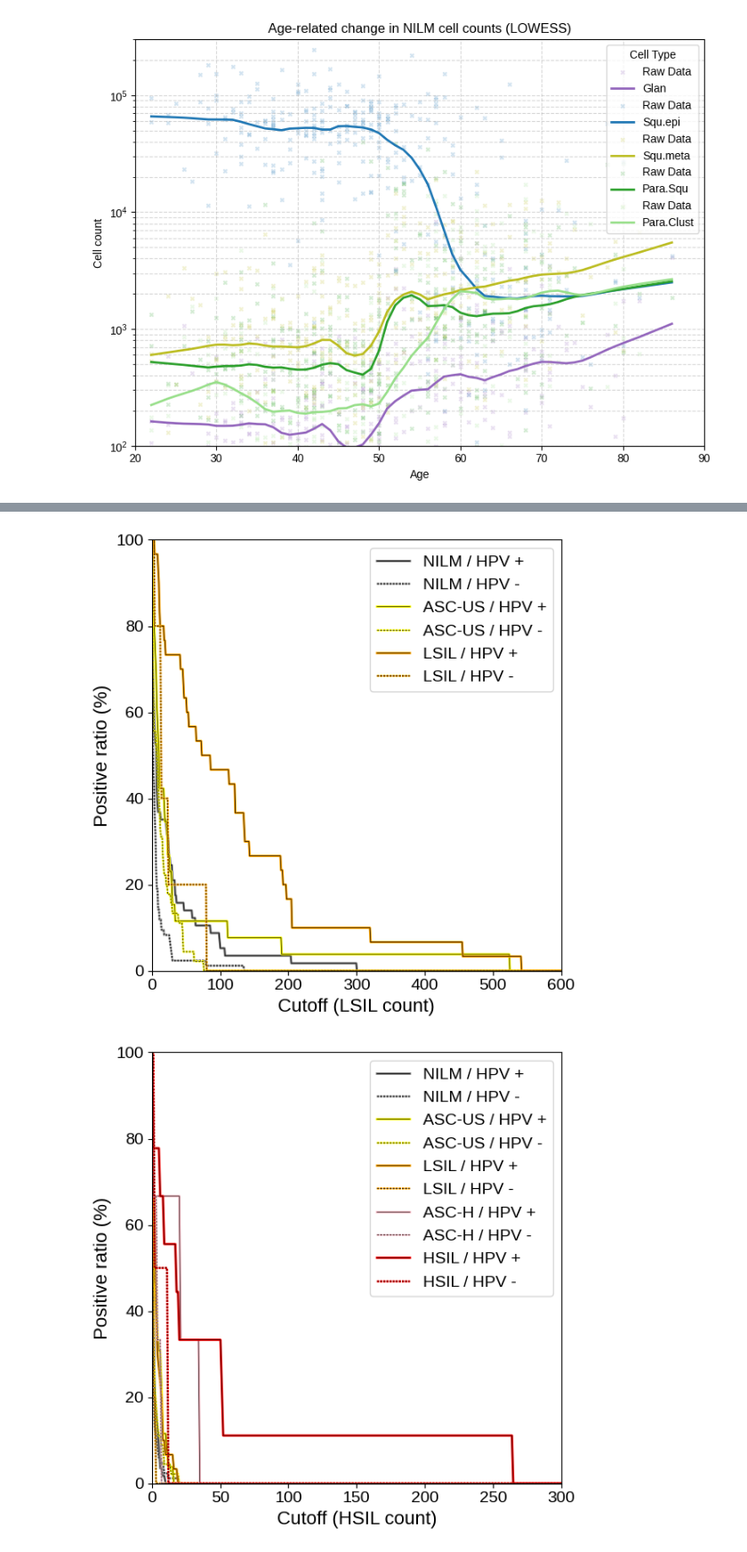
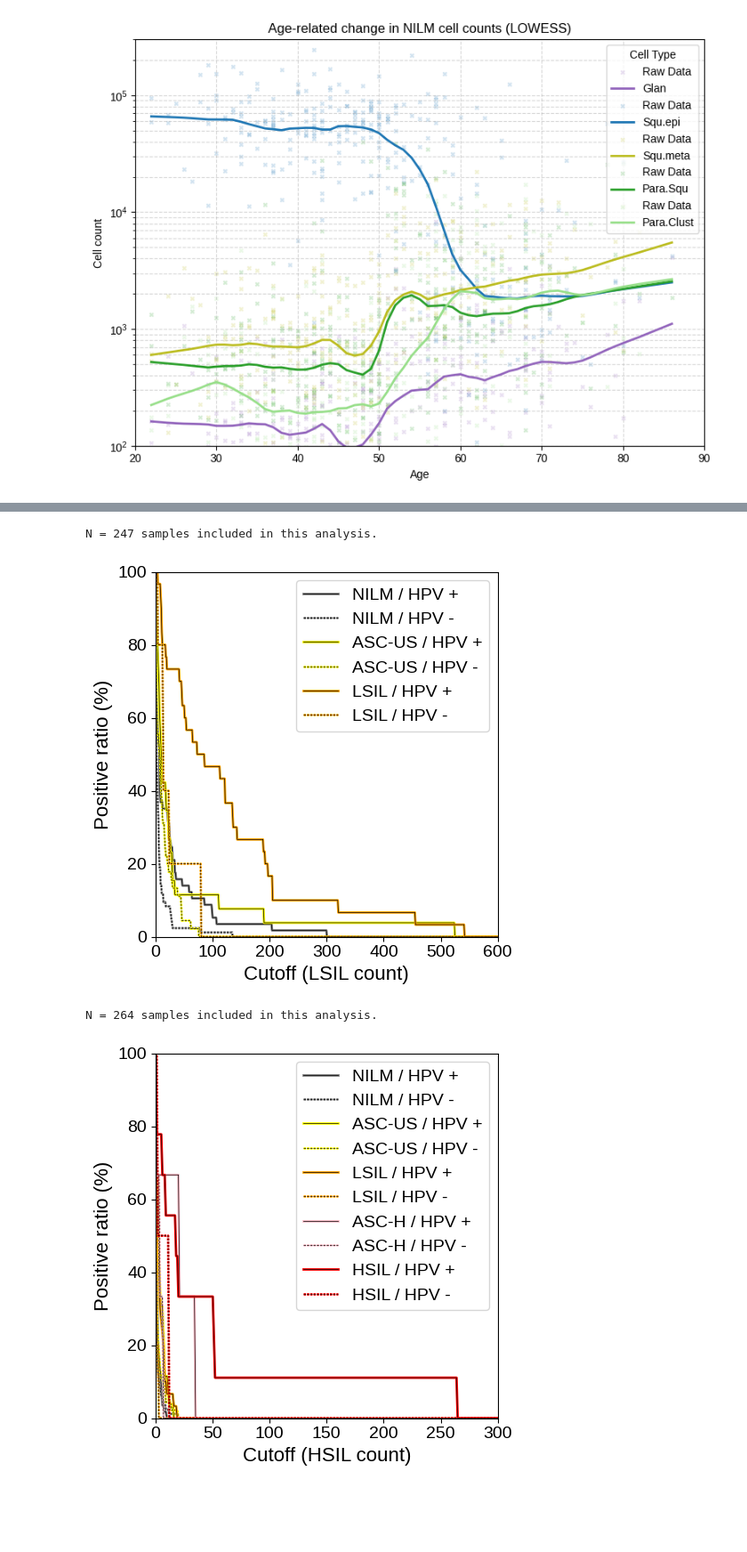
Before and after one commit to KK-CYBO/cyboscan-paper, a Jupyter notebook: statistical_analysis/paper-figure_population-analysis_313-31y41.ipynb, the cells around one changed output, grey strips where cells are left out. Shown: that part at 89% size. Cells and saved outputs as stored; diff of their text form; code cells hidden in the pictures; blank space fills up the shorter version.

```diff
--- a/statistical_analysis/paper-figure_population-analysis_313-31y41.ipynb
+++ b/statistical_analysis/paper-figure_population-analysis_313-31y41.ipynb
@@ -199,7 +224,7 @@ legend_labels= ['Superficial/intermediate cell', 'Parabasal cell', 'Squamous met
 df = df_all.copy()
 x_eval = np.linspace(20, 90, 200)
 
-plt.figure(figsize=(6, 6))
+plt.figure(figsize=(4.5, 5))
 
 for cell, label in zip(nilm_cells, legend_labels):
     x_data = df['Age'].values
@@ -238,7 +263,7 @@ for cell, label in zip(nilm_cells, legend_labels):
     y_upper = np.percentile(y_boot, 97.5, axis=0)
 
     # Plot
-    col = class_to_color.get(cell, 'black')
+    col = celltype_color_map.get(cell, 'black')
     plt.plot(x_smooth, y_smooth, color=col, label=label, linewidth=2)
     plt.fill_between(x_eval, y_lower, y_upper, color=col, alpha=0.1)
 
@@ -247,12 +272,12 @@ plt.yscale('log')
 plt.xlim(20, 88)
 plt.ylim(50, 100000)
 plt.margins(x=0, y=0)
-plt.xlabel('Age', fontsize=16)
-plt.ylabel('Count', fontsize=16)
-plt.tick_params(axis='both', labelsize=14)
+plt.xlabel('Age', fontsize=20)
+plt.ylabel('Count', fontsize=20)
+plt.tick_params(axis='both', labelsize=16)
 plt.grid(True, which='both', linestyle='-', alpha=0.2)
 plt.legend(loc='lower right', bbox_to_anchor=(1, 1), frameon=False, fontsize=14)
 plt.tight_layout()
-plt.savefig(f'{fig_dir}/fig5d_nilm-cell-counts.svg', bbox_inches='tight')
+plt.savefig(f'{fig_dir}/fig6d_nilm-cell-counts.svg', bbox_inches='tight')
 plt.show()
 # %% [output]
@@ -379,14 +458,8 @@ based on the cytological class (e.g., gray for NILM, yellow for ASC-US, orange f
 added to improve visibility.
 """
 
-import matplotlib.lines as mlines
-import matplotlib.patheffects as path_effects
 
-df_all['HPV'] = df_all['HPV'].replace(['N/A', 'NA', '', 'na'], np.nan)
-df_filtered = df_all[
-    df_all['HPV'].notna() &
-    df_all['Class'].isin(['LSIL', 'NILM', 'ASC-US'])
-]
+df_filtered = df_hpv_tested[df_hpv_tested['Class'].isin(['LSIL', 'NILM', 'ASC-US'])].copy()
 
 cutoffs = np.linspace(0, 600, 600)
 
@@ -395,13 +468,13 @@ for category, group in df_filtered.groupby('Category'):
     total = len(group)
     if total == 0:
         continue
-    ratios = [(sum(group['LSIL_count'] >= c) / total) * 100 for c in cutoffs]
+    ratios = [(sum(group['LSIL'] >= c) / total) * 100 for c in cutoffs]
 
     base_class = group['Class'].iloc[0]       # Ex.: ASC-US
     hpv_status = group['HPV'].iloc[0]         # Ex.: +/-
 
     line_style = '-' if hpv_status == '+' else '--'
-    color = color_map.get(base_class, 'black')
+    color = cytology_color_map.get(base_class, 'black')
     plot_data.append({
         'label': f"{base_class} / HPV {hpv_status}",
         'ratios': ratios,
@@ -416,7 +489,7 @@ plot_data.sort(key=lambda x: (class_order.index(x['base_class']), x['hpv'] != '+
 
 legend_lines = []
 
-plt.figure(figsize=(6, 6))
+plt.figure(figsize=(5, 5))
 for item in plot_data:
     plt.plot(
         cutoffs, item['ratios'],
@@ -434,6 +507,7 @@ for item in plot_data:
     )
     legend_lines.append(legend_line)
 
+print(f'N = {df_filtered.shape[0]} samples included in this analysis.')
 plt.xlabel("Cutoff (LSIL count)", fontsize=16)
 plt.ylabel("Positive ratio (%)", fontsize=16)
 plt.ylim(0, 100)
@@ -442,10 +516,11 @@ plt.grid(False)
 plt.tick_params(axis='both', labelsize=14)
 plt.legend(handles=legend_lines, loc='upper right', bbox_to_anchor=(1.0, 1.0), fontsize=14)
 plt.tight_layout()
-plt.savefig(f'{fig_dir}/fig5g_positive-rate-by-lsil-count.svg', bbox_inches='tight')
+plt.savefig(f'{fig_dir}/fig6g_positive-rate-by-lsil-count.svg', bbox_inches='tight')
 plt.show()
 # %% [output]
+N = 247 samples included in this analysis.
-[figure, old version]
+[figure, new version]
 # %%
 """
 # Positive rate by HSIL count cutoff across cytological categories
@@ -458,11 +533,7 @@ Line colors and outlines correspond to the cytological classifications, enabling
 category-specific response trends to increasing HSIL counts.
 """
 
-df_all['HPV'] = df_all['HPV'].replace(['N/A', 'NA', '', 'na'], np.nan)
-df_filtered = df_all[
-    df_all['HPV'].notna() &
-    df_all['Class'].isin(['HSIL', 'LSIL', 'NILM', 'ASC-US', 'ASC-H'])
-]
+df_filtered = df_hpv_tested[df_hpv_tested['Class'].isin(['HSIL', 'LSIL', 'NILM', 'ASC-US', 'ASC-H'])].copy()
 
 cutoffs = np.linspace(0, 300, 300)
 
@@ -471,13 +542,13 @@ for category, group in df_filtered.groupby('Category'):
     total = len(group)
     if total == 0:
         continue
-    ratios = [(sum(group['HSIL_count'] >= c) / total) * 100 for c in cutoffs]
+    ratios = [(sum(group['HSIL'] >= c) / total) * 100 for c in cutoffs]
 
     base_class = group['Class'].iloc[0]       # Ex.: ASC-US
     hpv_status = group['HPV'].iloc[0]         # Ex.: +/-
 
     line_style = '-' if hpv_status == '+' else '--'
-    color = color_map.get(base_class, 'black')
+    color = cytology_color_map.get(base_class, 'black')
     plot_data.append({
         'label': f"{base_class} / HPV {hpv_status}",
         'ratios': ratios,
@@ -492,36 +563,38 @@ plot_data.sort(key=lambda x: (class_order.index(x['base_class']), x['hpv'] != '+
 
 legend_lines = []
 
-plt.figure(figsize=(6, 6))
+plt.figure(figsize=(5, 5))
 for item in plot_data:
     plt.plot(
         cutoffs, item['ratios'],
         color='black', linestyle=item['linestyle'], linewidth=0.5,
         label=item['label'], zorder=2,
         path_effects=[path_effects.Stroke(linewidth=2, foreground=item['color']),
                       path_effects.Normal()]
     )
 
     legend_line = mlines.Line2D(
         [], [], color='black', linestyle=item['linestyle'], linewidth=0.5,
         label=item['label'],
         path_effects=[path_effects.Stroke(linewidth=2, foreground=item['color']),
                       path_effects.Normal()]
     )
     legend_lines.append(legend_line)
 
+print(f'N = {df_filtered.shape[0]} samples included in this analysis.')
 plt.xlabel("Cutoff (HSIL count)", fontsize=16)
 plt.ylabel("Positive ratio (%)", fontsize=16)
 plt.ylim(0, 100)
 plt.margins(x=0)
 plt.grid(False)
 plt.tick_params(axis='both', labelsize=14)
 plt.legend(handles=legend_lines, loc='upper right', bbox_to_anchor=(1.0, 1.0), fontsize=14)
 plt.tight_layout()
-plt.savefig(f'{fig_dir}/fig5h_positive-rate-by-hsil-count.svg', bbox_inches='tight')
+plt.savefig(f'{fig_dir}/fig6h_positive-rate-by-hsil-count.svg', bbox_inches='tight')
 plt.show()
 # %% [output]
+N = 264 samples included in this analysis.
-[figure, old version]
+[figure, new version]
 # %%
 """
 # ROC curves for detecting cytological abnormalities using LSIL and HSIL cell counts
```
Also changed, not shown: parts of 10 cells of this notebook, 13 other files.
